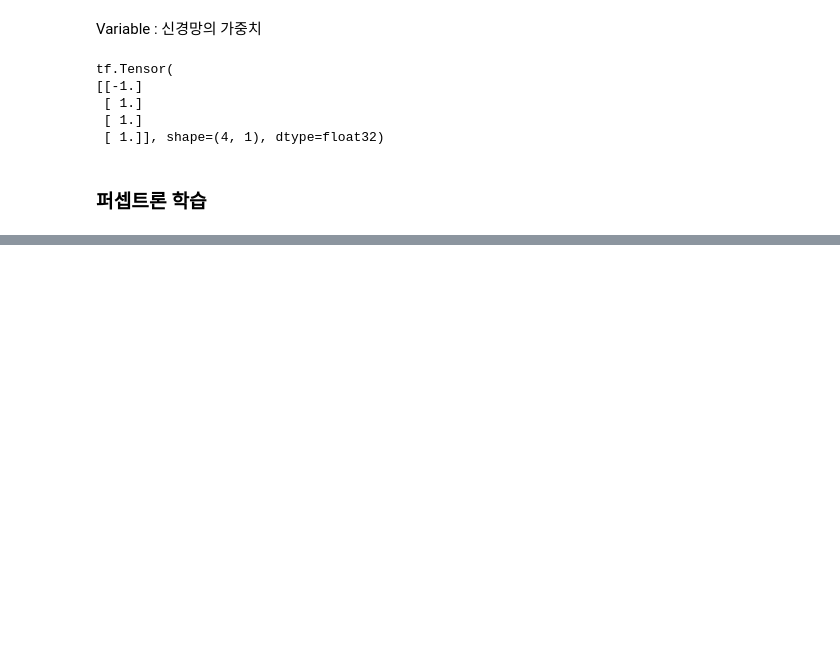
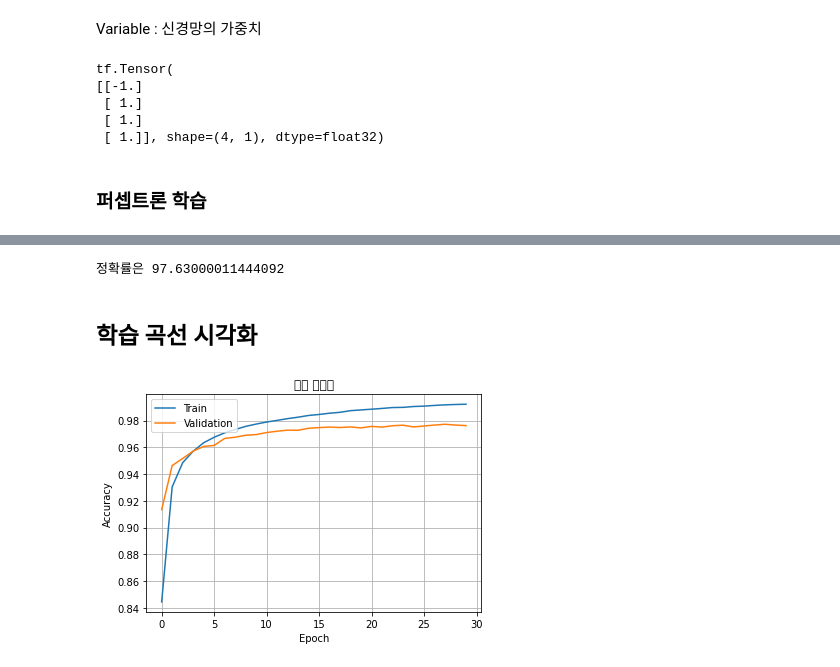
Before and after one commit to happyhillll/AI-with-python, a Jupyter notebook: 5장_딥러닝_ipynb.ipynb, the cells around one changed output, grey strips where cells are left out. Saved outputs shown, nothing was run; the diff lists cells and outputs as text; code cells hidden in the pictures; blank space fills up the shorter version.

```diff
--- a/5장_딥러닝_ipynb.ipynb
+++ b/5장_딥러닝_ipynb.ipynb
@@ -113,0 +125,28 @@ tf.Tensor(
+# %%
+#MNIST 읽어 와서 신경망에 입력할 형태로 변환
+(x_train,y_train),(x_test,y_test)=mnist.load_data()
+x_train=x_train.reshape(60000,784)  #텐서 모양 변환 : 28x28 크기의 2차원 텐서를 1차원 텐서로 변환
+x_test=x_test.reshape(10000,784)
+x_train=x_train.astype(np.float32)/255.0 #ndarray로 변환 : 정수를 실수형으로 바꾸고 > [0,255] 범위를 [0,1] 범위로 정규화 한다.
+x_test=x_test.astype(np.float32)/255.0
+y_train=tf.keras.utils.to_categorical(y_train,10) # 레이블을 원핫 코드로 변환한다.
+y_test=tf.keras.utils.to_categorical(y_test,10)
+# %%
+#신경망 구조 설계
+
+#노드 개수 정하기
+n_input=784 #입력층
+n_hidden=1024 #은닉층
+n_output=10 #출력층
+# %%
+#모델을 생성하고 두 층을 쌓는다
+mlp=Sequential()
+mlp.add(Dense(units=n_hidden,activation='tanh',input_shape=(n_input,),
+              kernel_initializer='random_uniform',bias_initializer='zeros')) #은닉층을 추가> input_shape:입력층을 설정, units:현재 쌓고 있는 은닉층 설정
+mlp.add(Dense(units=n_output,activation='tanh',
+              kernel_initializer='random_uniform',bias_initializer='zeros')) #출력층 추가
+# %%
+#신경망 학습
+mlp.compile(loss='mean_squared_error',optimizer=Adam(learning_rate=0.001),
+            metrics=['accuracy'])
+hist=mlp.fit(x_train,y_train,batch_size=128,epochs=30,validation_data=(x_test,y_test),verbose=2) #hist로 학습 곡선을 그린다. 학습 도중에 테스트 집합을 검증 용도로 사용한다.
@@ -113,0 +171,8 @@ tf.Tensor(
+# %%
+#성능 측정
+res=mlp.evaluate(x_test,y_test,verbose=0)
+print("정확률은",res[1]*100)
+# %% [output]
+정확률은 97.63000011444092
+# %% [markdown]
+## 학습 곡선 시각화
@@ -113,0 +181,12 @@ tf.Tensor(
+# %%
+#정확률 곡선
+plt.plot(hist.history['accuracy'])
+plt.plot(hist.history['val_accuracy'])
+plt.title('모델 정확도')
+plt.ylabel('Accuracy')
+plt.xlabel('Epoch')
+plt.legend(['Train','Validation'],loc='upper left')
+plt.grid()
+plt.show()
+# %% [output]
+[figure, added]
```
Also changed, not shown: parts of 7 cells of this notebook.
